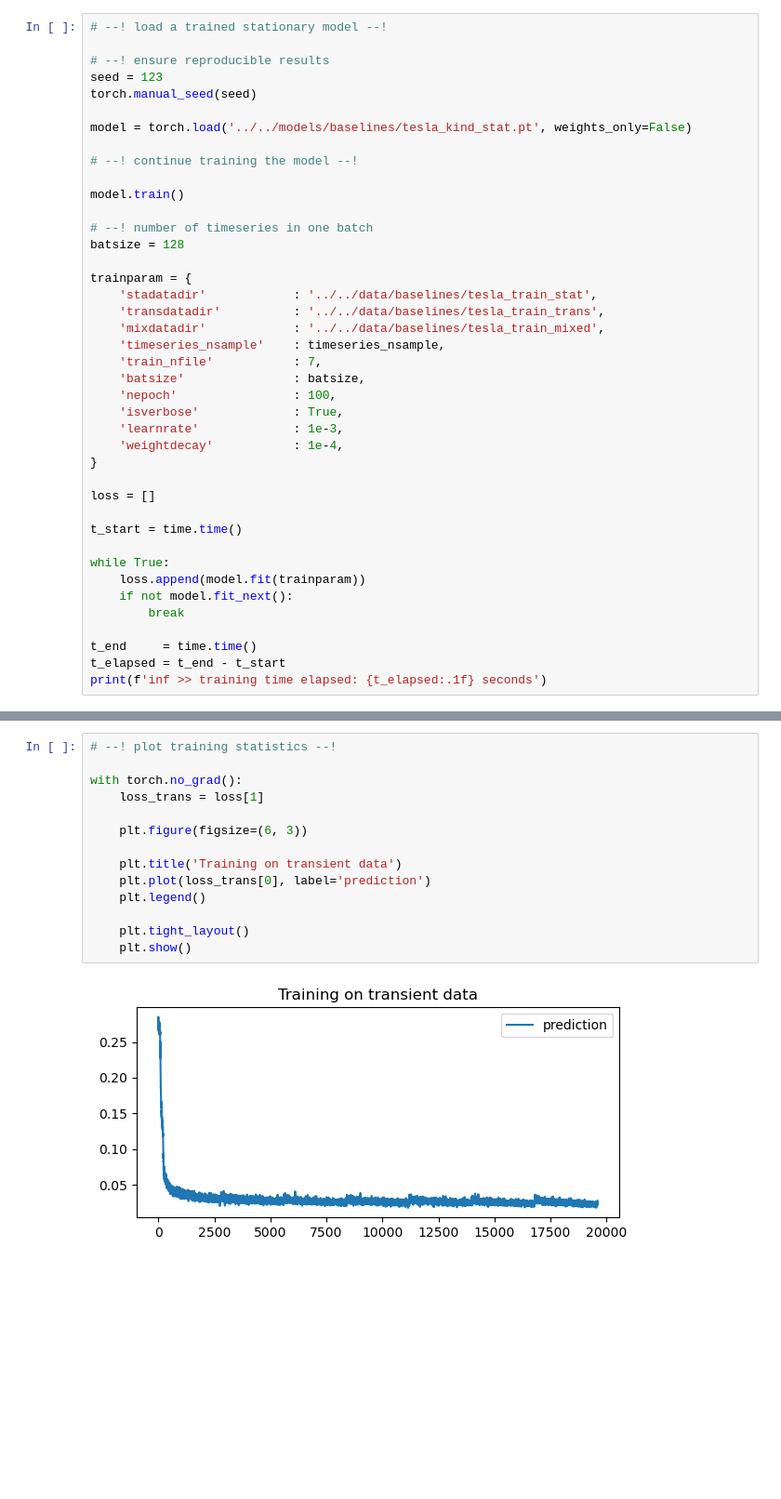
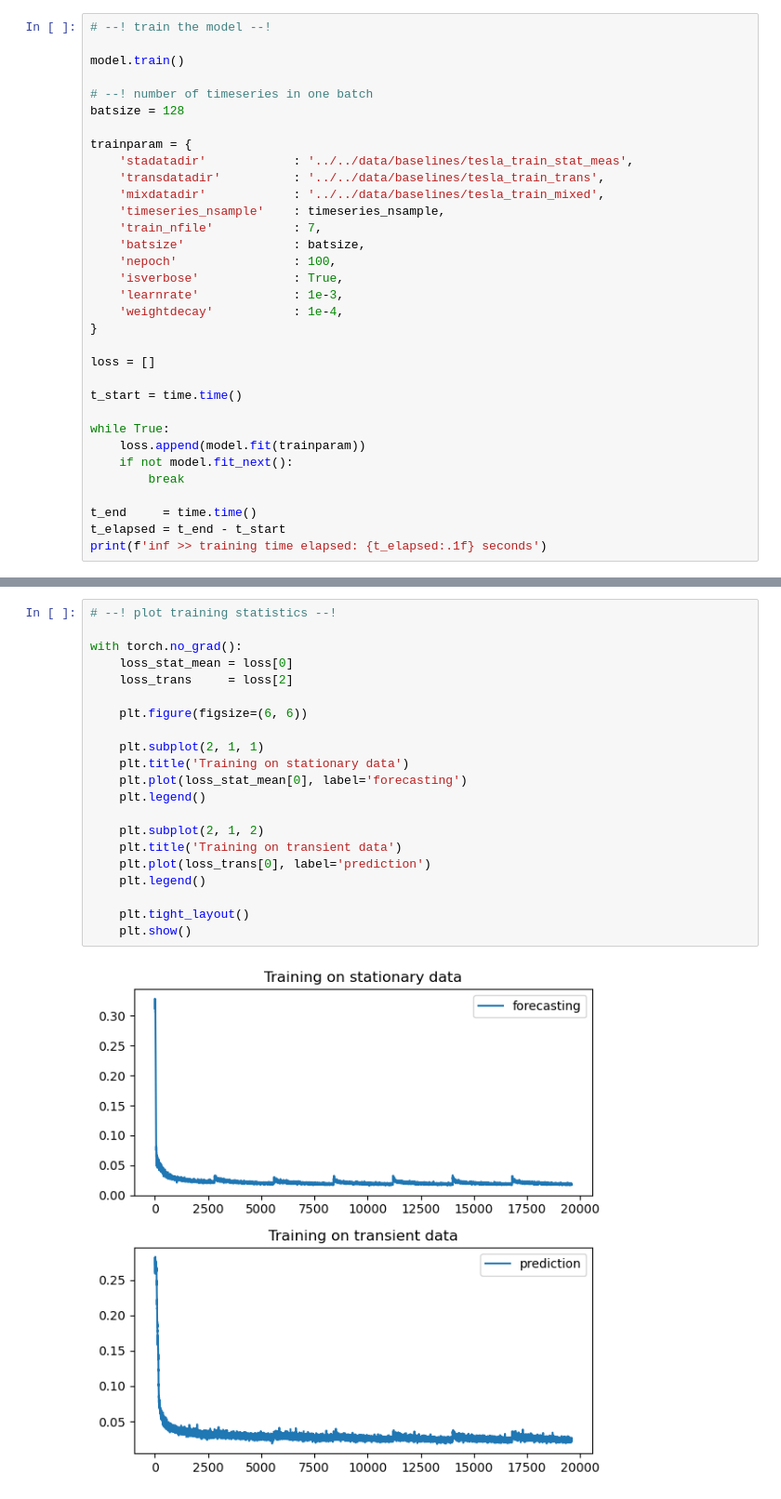
Before and after one commit to maalberg/kind, a Jupyter notebook: notebooks/baselines/04_tesla_kind_train_trans.ipynb, the cells around one changed output, grey strips where cells are left out. Shown at 93% size. Saved outputs shown, nothing was run; the diff lists cells and outputs as text; blank space fills up the shorter version.

Commit message:
move tesla evaluation code into its dedicated notebook

```diff
--- a/notebooks/baselines/04_tesla_kind_train_trans.ipynb
+++ b/notebooks/baselines/04_tesla_kind_train_trans.ipynb
@@ -60,13 +94,5 @@ inf >> dataset parameters:
 # %%
-# --! load a trained stationary model --!
-
-# --! ensure reproducible results
-seed = 123
-torch.manual_seed(seed)
-
-model = torch.load('../../models/baselines/tesla_kind_stat.pt', weights_only=False)
-
-# --! continue training the model --!
+# --! train the model --!
 
 model.train()
 
@@ -74,7 +100,7 @@ model.train()
 batsize = 128
 
 trainparam = {
-    'stadatadir'            : '../../data/baselines/tesla_train_stat',
+    'stadatadir'            : '../../data/baselines/tesla_train_stat_meas',
     'transdatadir'          : '../../data/baselines/tesla_train_trans',
     'mixdatadir'            : '../../data/baselines/tesla_train_mixed',
     'timeseries_nsample'    : timeseries_nsample,
@@ -119,16 +145,23 @@ inf >> training time elapsed: 658.1 seconds
 # %%
 # --! plot training statistics --!
 
 with torch.no_grad():
-    loss_trans = loss[1]
+    loss_stat_mean = loss[0]
+    loss_trans     = loss[2]
 
-    plt.figure(figsize=(6, 3))
+    plt.figure(figsize=(6, 6))
 
+    plt.subplot(2, 1, 1)
+    plt.title('Training on stationary data')
+    plt.plot(loss_stat_mean[0], label='forecasting')
+    plt.legend()
+
+    plt.subplot(2, 1, 2)
     plt.title('Training on transient data')
     plt.plot(loss_trans[0], label='prediction')
     plt.legend()
 
     plt.tight_layout()
     plt.show()
 # %% [output]
-[figure, old version]
+[figure, new version]
```
Also changed, not shown: parts of 11 cells of this notebook, 3 other files.
